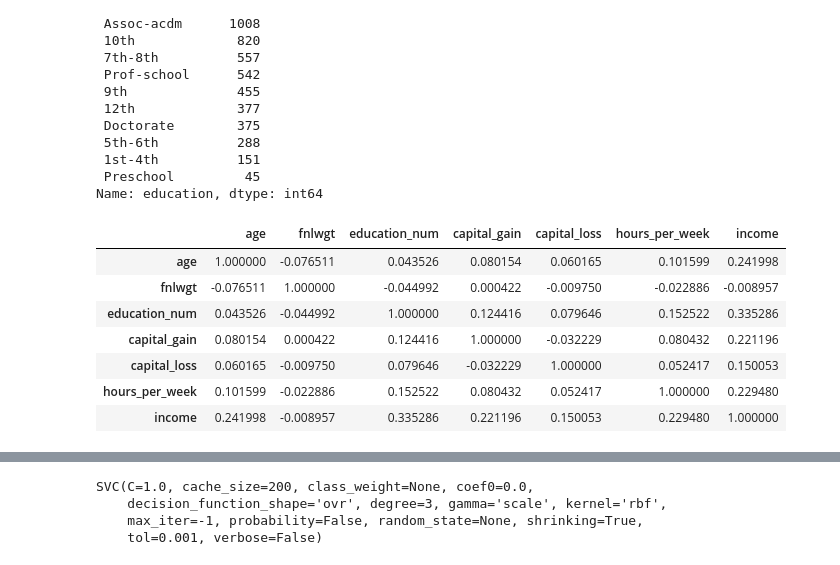
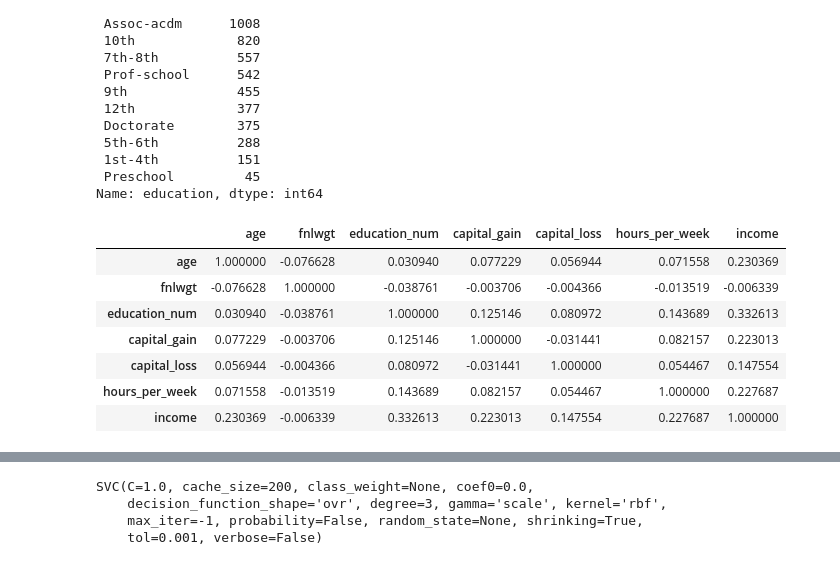
Before and after one commit to pingdixiaoguai/adult-income-prediction, a Jupyter notebook: svm.ipynb, the cells around one changed output, grey strips where cells are left out. Cells and saved outputs as stored; diff of their text form; code cells hidden in the pictures.

```diff
--- a/svm.ipynb
+++ b/svm.ipynb
@@ -114,0 +34,8 @@ test_data['income'] = test_data['income'].map(income_map2).astype(int)
+# %%
+train_data['source']='train'
+test_data['source']='test'
+# %%
+# 合并数据一起进行预处理
+data= pd.concat([train_data, test_data],axis=0,ignore_index=True)
+train_data = train_data.replace('[?]', np.NaN, regex=True)
+train_data.dropna(inplace=True)
@@ -114,0 +63,7 @@ test_data['income'] = test_data['income'].map(income_map2).astype(int)
+# %%
+# 开始处理离散数据
+# income我们需要将其映射一下
+# 先将>=50K的映射成1，<=50K的设置为0
+le= LabelEncoder()
+data['income']= le.fit_transform(data['income'])
+data['income'].value_counts()
@@ -225,19 +130,18 @@ train_data['education'].value_counts()
 Name: education, dtype: int64
 # %%
 # 发现跟education一样的，重复了，因为eudcation是离散的，不好处理。去掉这个属性
-train_data = train_data.drop(columns=['education'])
-test_data = test_data.drop(columns=['education'])
+data = data.drop(columns=['education'])
 # %%
 # 看看相关系数矩阵,检查一下连续变量。发现序号属性不太影响最后的收入
-train_data.corr()
+data.corr()
 # %% [output]
 |  | age | fnlwgt | education_num | capital_gain | capital_loss | hours_per_week | income |
-| age | 1.000000 | -0.076511 | 0.043526 | 0.080154 | 0.060165 | 0.101599 | 0.241998 |
-| fnlwgt | -0.076511 | 1.000000 | -0.044992 | 0.000422 | -0.009750 | -0.022886 | -0.008957 |
-| education_num | 0.043526 | -0.044992 | 1.000000 | 0.124416 | 0.079646 | 0.152522 | 0.335286 |
-| capital_gain | 0.080154 | 0.000422 | 0.124416 | 1.000000 | -0.032229 | 0.080432 | 0.221196 |
-| capital_loss | 0.060165 | -0.009750 | 0.079646 | -0.032229 | 1.000000 | 0.052417 | 0.150053 |
-| hours_per_week | 0.101599 | -0.022886 | 0.152522 | 0.080432 | 0.052417 | 1.000000 | 0.229480 |
-| income | 0.241998 | -0.008957 | 0.335286 | 0.221196 | 0.150053 | 0.229480 | 1.000000 |
+| age | 1.000000 | -0.076628 | 0.030940 | 0.077229 | 0.056944 | 0.071558 | 0.230369 |
+| fnlwgt | -0.076628 | 1.000000 | -0.038761 | -0.003706 | -0.004366 | -0.013519 | -0.006339 |
+| education_num | 0.030940 | -0.038761 | 1.000000 | 0.125146 | 0.080972 | 0.143689 | 0.332613 |
+| capital_gain | 0.077229 | -0.003706 | 0.125146 | 1.000000 | -0.031441 | 0.082157 | 0.223013 |
+| capital_loss | 0.056944 | -0.004366 | 0.080972 | -0.031441 | 1.000000 | 0.054467 | 0.147554 |
+| hours_per_week | 0.071558 | -0.013519 | 0.143689 | 0.082157 | 0.054467 | 1.000000 | 0.227687 |
+| income | 0.230369 | -0.006339 | 0.332613 | 0.223013 | 0.147554 | 0.227687 | 1.000000 |
 # %%
 # 把序号属性删掉
```
Also changed, not shown: parts of 28 cells of this notebook, 3 other files.
